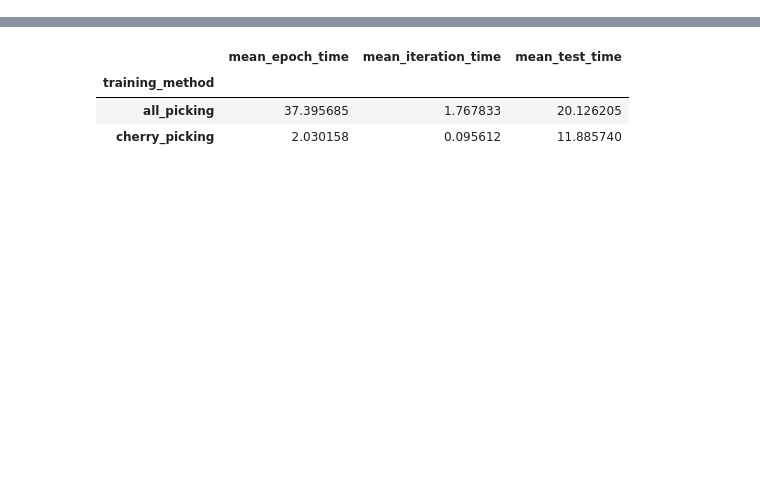
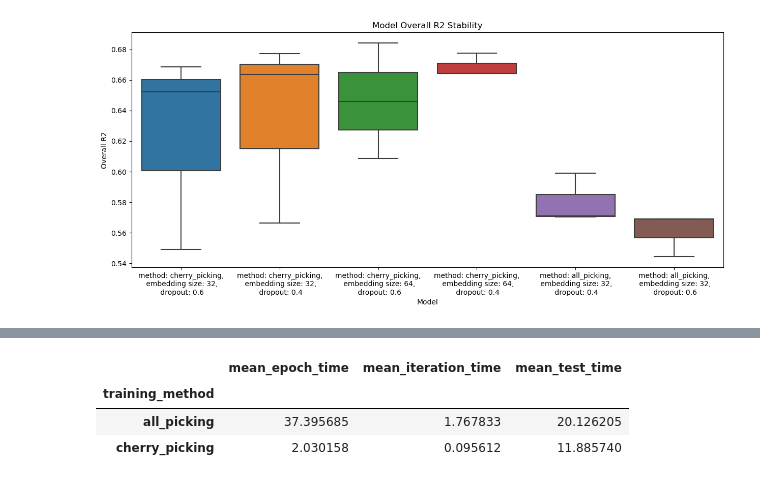
Before and after one commit to codebyandy/geolearn, a Jupyter notebook: app/vegetation/attention/andy/figures/analyze.ipynb, the cells around one changed output, grey strips where cells are left out. Drawn from its saved outputs; the diff is of its cells as text; code cells hidden in the pictures; blank space fills up the shorter version.

```diff
--- a/app/vegetation/attention/andy/figures/analyze.ipynb
+++ b/app/vegetation/attention/andy/figures/analyze.ipynb
@@ -30,0 +8,24 @@ df
+# %%
+results_path = os.path.join(kPath.dirVeg, 'sherlock/best_metrics_all_runs.csv')
+df = pd.read_csv(results_path)
+# %%
+# Update this to filter for runs of interest
+df = df[df.run_name.str.contains('stability')]
+# df = df[df.training_method == "cherry_picking"]
+# %%
+# Update this for any manual data cleaning
+df = df[['training_method', "embedding_size", "dropout", 'qual_obs_coefdet', 'qual_obs_rmse', 'qual_site_coefdet', 'qual_site_rmse', 'qual_anomaly_coefdet', 'qual_anomaly_rmse']]
+df["model"] = "method: " + df.training_method + ",\n embedding size: " + df.embedding_size.astype(str) + ",\n dropout: " + df.dropout.astype(str)
+# %%
+import matplotlib.pyplot as plt
+import seaborn as sns
+
+# Create a box plot
+plt.figure(figsize=(15, 6))
+sns.boxplot(x='model', y='qual_obs_coefdet', data=df)
+plt.xlabel('Model')
+plt.ylabel('Overall R2')
+plt.title('Model Overall R2 Stability')
+plt.show()
+# %% [output]
+[figure, added]
```
Also changed, not shown: parts of 6 cells of this notebook, 13 other files.
